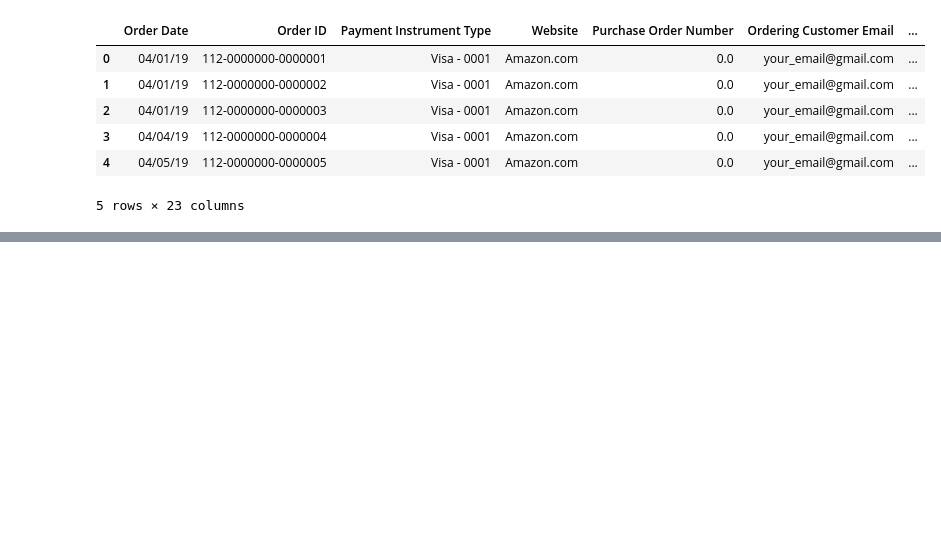
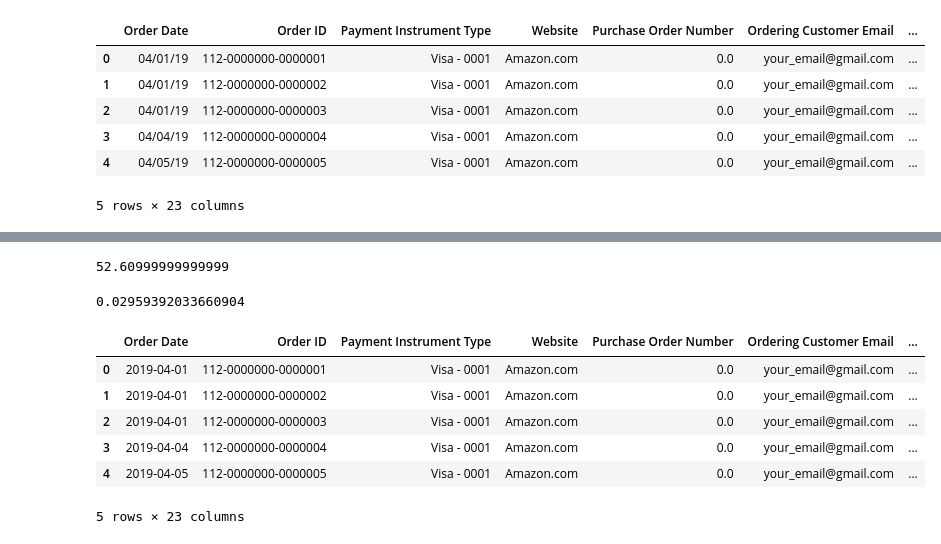
Before and after one commit to Pedromlsena/training, a Jupyter notebook: Amazon money/Untitled-2.ipynb, the cells around one changed output, grey strips where cells are left out. Cells and saved outputs as stored; diff of their text form; code cells hidden in the pictures; blank space fills up the shorter version.

```diff
--- a/Amazon money/Untitled-2.ipynb
+++ b/Amazon money/Untitled-2.ipynb
@@ -14,0 +57,19 @@ df.head()
+# %%
+df["Tax Charged"].sum()
+# %% [output]
+52.60999999999999
+# %%
+df["Tax Charged"].sum() / df["Total Charged"].sum()
+# %% [output]
+0.02959392033660904
+# %%
+df['Order Date'] = pd.to_datetime(df['Order Date'])
+df.head()
+# %% [output]
+|  | Order Date | Order ID | Payment Instrument Type | Website | Purchase Order Number | Ordering Customer Email | ... |
+| 0 | 2019-04-01 | 112-0000000-0000001 | Visa - 0001 | Amazon.com | 0.0 | your_email@gmail.com | ... |
+| 1 | 2019-04-01 | 112-0000000-0000002 | Visa - 0001 | Amazon.com | 0.0 | your_email@gmail.com | ... |
+| 2 | 2019-04-01 | 112-0000000-0000003 | Visa - 0001 | Amazon.com | 0.0 | your_email@gmail.com | ... |
+| 3 | 2019-04-04 | 112-0000000-0000004 | Visa - 0001 | Amazon.com | 0.0 | your_email@gmail.com | ... |
+| 4 | 2019-04-05 | 112-0000000-0000005 | Visa - 0001 | Amazon.com | 0.0 | your_email@gmail.com | ... |
+5 rows × 23 columns
```
Also changed, not shown: parts of 14 cells of this notebook.
